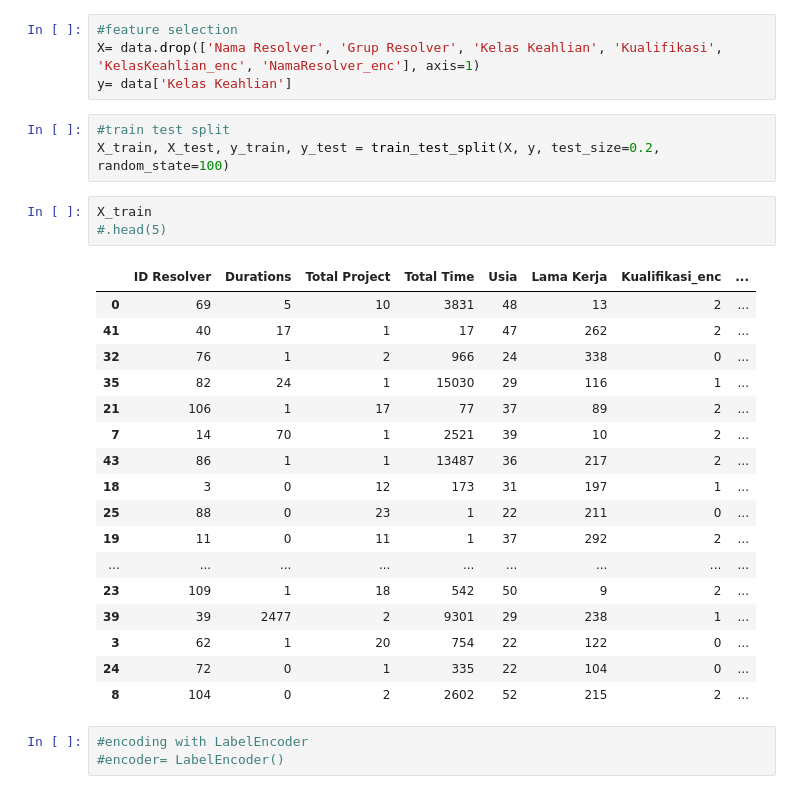
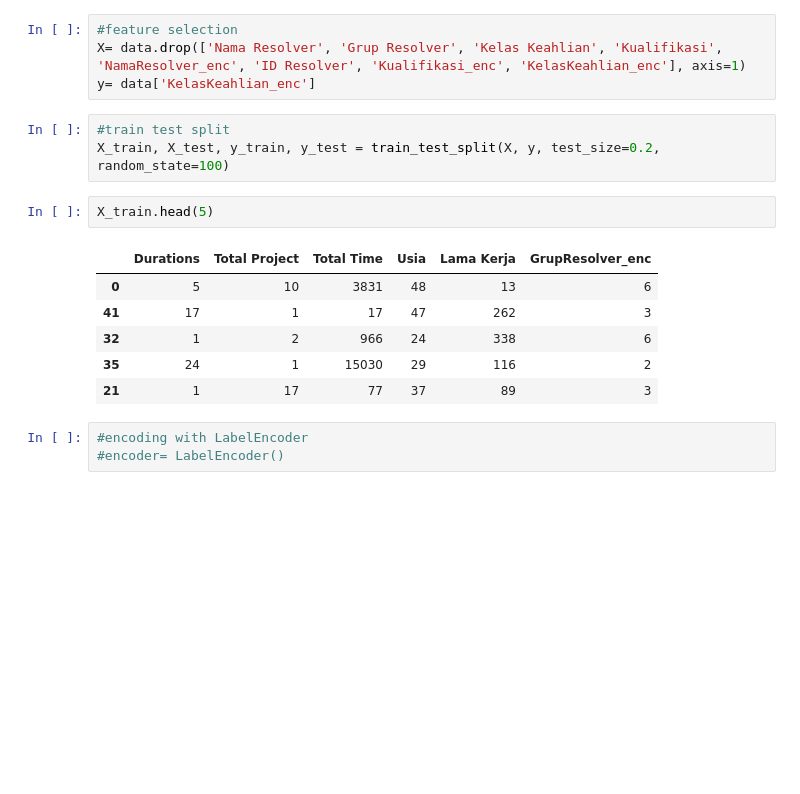
Before and after one commit to ghinamf/Data-Analyst_PKL, a Jupyter notebook: src/datamining2.ipynb, the cells around one changed output. Drawn from its saved outputs; the diff is of its cells as text; blank space fills up the shorter version.

Commit message:
combData2= newest

```diff
--- a/src/datamining2.ipynb
+++ b/src/datamining2.ipynb
@@ -145,31 +164,19 @@ Name: count, dtype: int64
 # %%
 #feature selection
-X= data.drop(['Nama Resolver', 'Grup Resolver', 'Kelas Keahlian', 'Kualifikasi', 'KelasKeahlian_enc', 'NamaResolver_enc'], axis=1)
-y= data['Kelas Keahlian']
+X= data.drop(['Nama Resolver', 'Grup Resolver', 'Kelas Keahlian', 'Kualifikasi', 'NamaResolver_enc', 'ID Resolver', 'Kualifikasi_enc', 'KelasKeahlian_enc'], axis=1)
+y= data['KelasKeahlian_enc']
 # %%
 #train test split
 X_train, X_test, y_train, y_test = train_test_split(X, y, test_size=0.2, random_state=100)
 # %%
-X_train
-#.head(5)
+X_train.head(5)
 # %% [output]
-|  | ID Resolver | Durations | Total Project | Total Time | Usia | Lama Kerja | Kualifikasi_enc | ... |
-| 0 | 69 | 5 | 10 | 3831 | 48 | 13 | 2 | ... |
-| 41 | 40 | 17 | 1 | 17 | 47 | 262 | 2 | ... |
-| 32 | 76 | 1 | 2 | 966 | 24 | 338 | 0 | ... |
-| 35 | 82 | 24 | 1 | 15030 | 29 | 116 | 1 | ... |
-| 21 | 106 | 1 | 17 | 77 | 37 | 89 | 2 | ... |
-| 7 | 14 | 70 | 1 | 2521 | 39 | 10 | 2 | ... |
-| 43 | 86 | 1 | 1 | 13487 | 36 | 217 | 2 | ... |
-| 18 | 3 | 0 | 12 | 173 | 31 | 197 | 1 | ... |
-| 25 | 88 | 0 | 23 | 1 | 22 | 211 | 0 | ... |
-| 19 | 11 | 0 | 11 | 1 | 37 | 292 | 2 | ... |
-| ... | ... | ... | ... | ... | ... | ... | ... | ... |
-| 23 | 109 | 1 | 18 | 542 | 50 | 9 | 2 | ... |
-| 39 | 39 | 2477 | 2 | 9301 | 29 | 238 | 1 | ... |
-| 3 | 62 | 1 | 20 | 754 | 22 | 122 | 0 | ... |
-| 24 | 72 | 0 | 1 | 335 | 22 | 104 | 0 | ... |
-| 8 | 104 | 0 | 2 | 2602 | 52 | 215 | 2 | ... |
+|  | Durations | Total Project | Total Time | Usia | Lama Kerja | GrupResolver_enc |
+| 0 | 5 | 10 | 3831 | 48 | 13 | 6 |
+| 41 | 17 | 1 | 17 | 47 | 262 | 3 |
+| 32 | 1 | 2 | 966 | 24 | 338 | 6 |
+| 35 | 24 | 1 | 15030 | 29 | 116 | 2 |
+| 21 | 1 | 17 | 77 | 37 | 89 | 3 |
 # %%
 #encoding with LabelEncoder
 #encoder= LabelEncoder()
```
Also changed, not shown: parts of 59 cells of this notebook, 5 other files.
